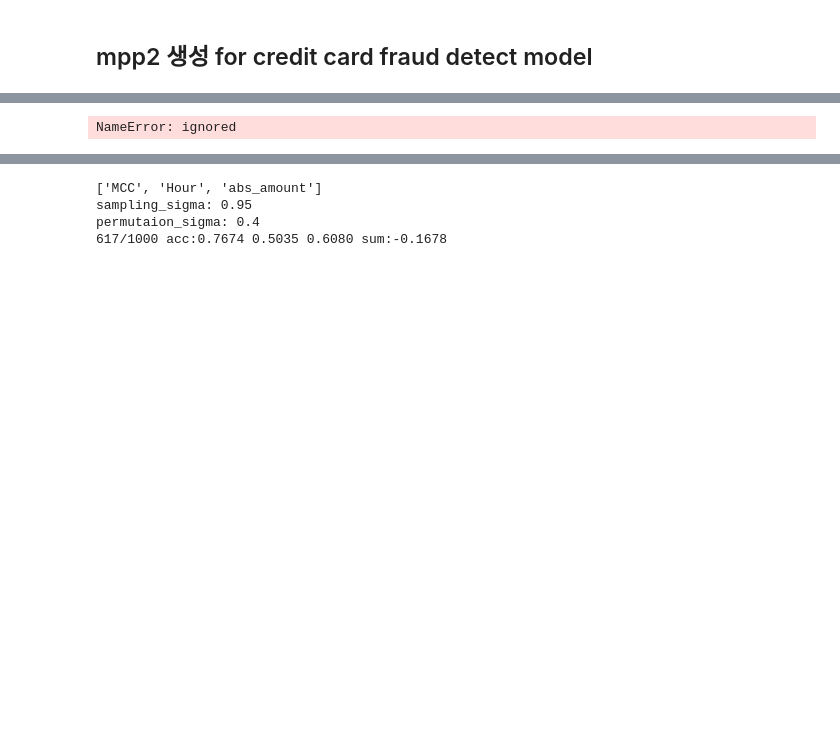
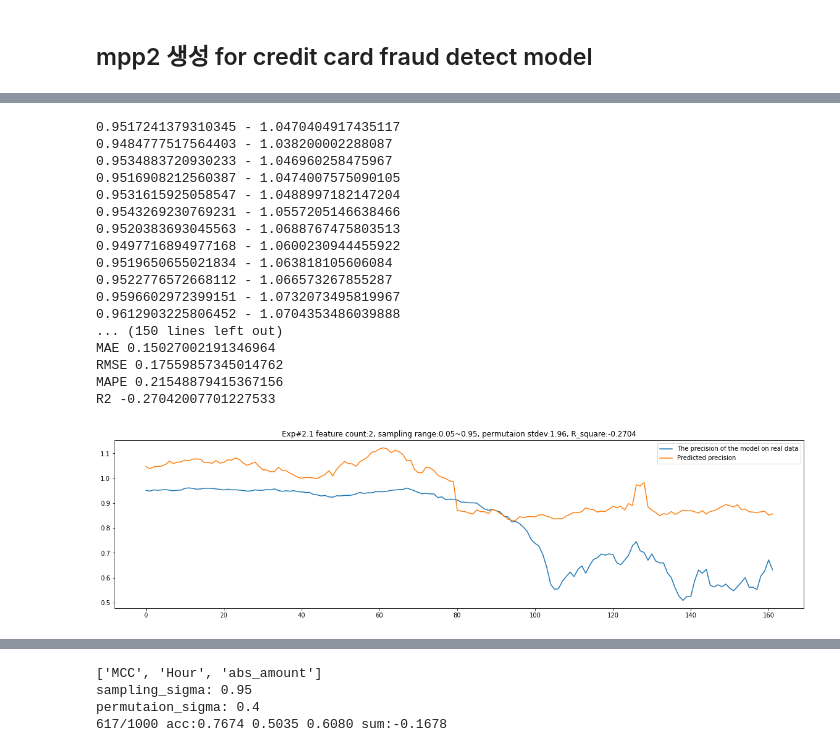
Before and after one commit to dolmani38/drift, a Jupyter notebook: Concept drift에 의한 모델의 성능 추정 방법_0723.ipynb, the cells around one changed output, grey strips where cells are left out. Saved outputs shown, nothing was run; the diff lists cells and outputs as text; code cells hidden in the pictures; blank space fills up the shorter version.

```diff
--- a/Concept drift에 의한 모델의 성능 추정 방법_0723.ipynb
+++ b/Concept drift에 의한 모델의 성능 추정 방법_0723.ipynb
@@ -1679,7 +1672,7 @@ print(roc_auc_score(y_inf, y_pred))
 ## 향후 데이터에 대한 precision...
 # %%
 df1 = df[df['Year'] >= 2008]
-df2 = df1[df1['Year'] <= 2012]
+df2 = df1[df1['Year'] <= 2009]
 
 X_test2 = df2[df2['Year'] >= 2008].drop(drop_columns,axis=1)
 y_test2 = df2[df2['Year'] >= 2008]['Is Fraud?']
@@ -1720,20 +1751,25 @@ erdic= {}
 # %%
-seed_everything()
-
-mpp2 = MPP(cat.predict,COLUMNS, cat.feature_importances_,y_ref,x_ref,y_inf,x_inf,scaler=None)
-
-Exp = 2.1
-top = 2
-samplingsigma=0.95
-permutaionsigma=1.96
-
-metric_b,metric_c,drift_data_ks_stats,drift_data_ks_pvals_diff,length = mpp2.drift_sampling(sampling_sigma=samplingsigma,permutaion_sigma=permutaionsigma,epoch = 1000,TOP=top)
-mpp2.build_performance_model(metric_b,drift_data_ks_stats,drift_data_ks_pvals_diff)
-mdr = mpp2.getMDR()
-df2 = mpp2.predict_precision_for_PPM(y_test2.values,X_test2.values,mdr,window_size = 10000,step = 500)
+df2 = mpp2.predict_precision_for_PPM(y_test2.values,X_test2.values,2.0,window_size = 10000,step = 500)
 MAE,RMSE,MAPE,r_2 = mpp2.result_statistics(df2)
 df2[['The precision of the model on real data','Predicted precision']].plot(title=f'Exp#{Exp} feature count:{top}, sampling range:{1-samplingsigma:.2f}~{samplingsigma:.2f}, permutaion stdev:{permutaionsigma}, R_square:{r_2:.4f}', figsize=(20,5))
 df2[['drift']].plot(title=f'Exp#{Exp} Drift of most important feature', figsize=(20,5))
 erdic["Exp#"+str(Exp)] = abs(df2['The precision of the model on real data'] - df2['Predicted precision']).values
 # %% [output]
-NameError: ignored
+0.9517241379310345 - 1.0470404917435117
+0.9484777517564403 - 1.038200002288087
+0.9534883720930233 - 1.046960258475967
+0.9516908212560387 - 1.0474007575090105
+0.9531615925058547 - 1.0488997182147204
+0.9543269230769231 - 1.0557205146638466
+0.9520383693045563 - 1.0688767475803513
+0.9497716894977168 - 1.0600230944455922
+0.9519650655021834 - 1.063818105606084
+0.9522776572668112 - 1.066573267855287
+0.9596602972399151 - 1.0732073495819967
+0.9612903225806452 - 1.0704353486039888
+... (150 lines left out)
+MAE 0.15027002191346964
+RMSE 0.17559857345014762
+MAPE 0.21548879415367156
+R2 -0.27042007701227533
+[figure, added]
```
Also changed, not shown: parts of 10 cells of this notebook.
